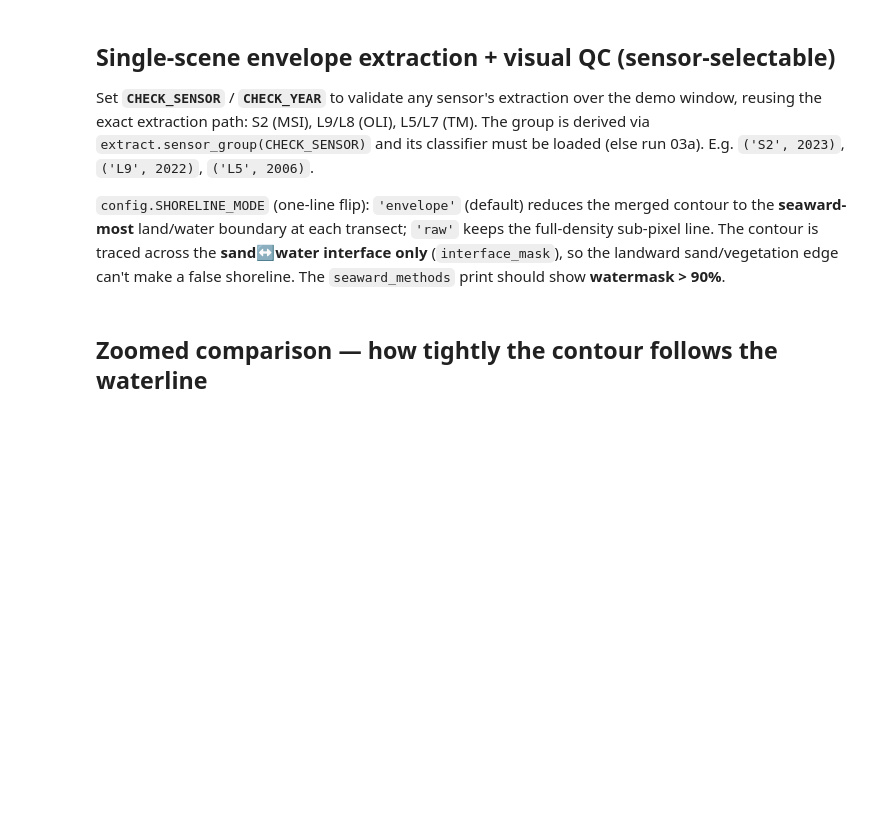
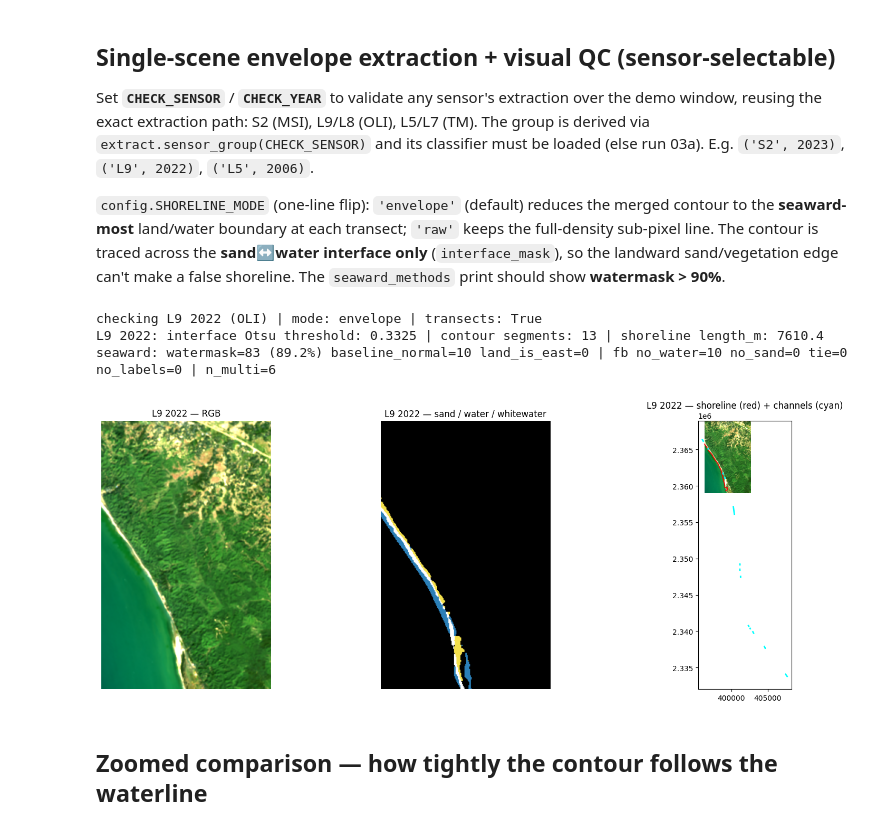
Before and after one commit to SKPrince1911/Shoreline-Dynamics, a Jupyter notebook: notebooks/03b_shoreline_extraction.ipynb, the cells around one changed output. Cells and saved outputs as stored; diff of their text form; code cells hidden in the pictures; blank space fills up the shorter version.

```diff
--- a/notebooks/03b_shoreline_extraction.ipynb
+++ b/notebooks/03b_shoreline_extraction.ipynb
@@ -178,8 +209,8 @@ the full-density sub-pixel line. The contour is traced across the **sand↔water
 interface only** (`interface_mask`), so the landward sand/vegetation edge can't make
 a false shoreline. The `seaward_methods` print should show **watermask > 90%**.
 # %%
-CHECK_SENSOR = 'S2'    # <-- 'S2' | 'L9' | 'L8' | 'L5' | 'L7'
-CHECK_YEAR   = 2023    # <-- matching label/test year, e.g. L9->2022, L5->2006
+CHECK_SENSOR = 'L9'    # <-- 'S2' | 'L9' | 'L8' | 'L5' | 'L7'
+CHECK_YEAR   = 2022    # <-- matching label/test year, e.g. L9->2022, L5->2006
 config.SHORELINE_MODE = 'envelope'   # <-- flip to 'raw' for the full sub-pixel cartographic line
 
 _tag = f'{CHECK_SENSOR} {CHECK_YEAR}'
@@ -209,33 +240,38 @@ else:
                                    watermask=(labels, sc.transform), audit=audit)
     print(f'{_tag}: interface Otsu threshold:', round(float(thr), 4),
           '| contour segments:', len(contours),
           '| shoreline length_m:', None if line is None else round(line.length, 1))
     if settings['mode'] == 'envelope' and settings['transects'] is not None:
         m = audit.get('seaward_methods', {})
         res = m.get('watermask', 0) + m.get('baseline_normal', 0) + m.get('land_is_east', 0)
         pct = 100.0 * m.get('watermask', 0) / res if res else 0.0
         print(f"seaward: watermask={m.get('watermask',0)} ({pct:.1f}%) "
               f"baseline_normal={m.get('baseline_normal',0)} land_is_east={m.get('land_is_east',0)} "
               f"| fb no_water={m.get('fb_no_water',0)} no_sand={m.get('fb_no_sand',0)} "
               f"tie={m.get('fb_tie',0)} no_labels={m.get('fb_no_labels',0)} | n_multi={audit.get('envelope_n_multi')}")
 
     t, (H, W) = sc.transform, sc.valid.shape
     extent = [t.c, t.c + W * t.a, t.f + H * t.e, t.f]
     overlay = np.zeros((H, W, 3))
     overlay[labels == config.CLASS_SAND] = [0.96, 0.88, 0.30]
     overlay[labels == config.CLASS_WATER] = [0.17, 0.50, 0.72]
     overlay[labels == config.CLASS_WHITEWATER] = [1.0, 1.0, 1.0]
     fig, ax = plt.subplots(1, 3, figsize=(17, 6))
     ax[0].imshow(rgb_from_scene(sc)); ax[0].set_title(f'{_tag} — RGB'); ax[0].axis('off')
     ax[1].imshow(overlay); ax[1].set_title(f'{_tag} — sand / water / whitewater'); ax[1].axis('off')
     ax[2].imshow(rgb_from_scene(sc), extent=extent, origin='upper')
     if line is not None:
         for ln in extract._as_line_list(line):
             xs, ys = ln.xy; ax[2].plot(xs, ys, '-', color='red', lw=1.2)
     for cl in settings['channel_lines']:
         xs, ys = cl.xy; ax[2].plot(xs, ys, color='cyan', lw=2)
     ax[2].set_aspect('equal'); ax[2].set_title(f'{_tag} — shoreline (red) + channels (cyan)')
     plt.tight_layout(); plt.show()
+# %% [output]
+checking L9 2022 (OLI) | mode: envelope | transects: True
+L9 2022: interface Otsu threshold: 0.3325 | contour segments: 13 | shoreline length_m: 7610.4
+seaward: watermask=83 (89.2%) baseline_normal=10 land_is_east=0 | fb no_water=10 no_sand=0 tie=0 no_labels=0 | n_multi=6
+[figure, added]
 # %% [markdown]
 ## Zoomed comparison — how tightly the contour follows the waterline
 # %%
```
Also changed, not shown: parts of 9 cells of this notebook.
